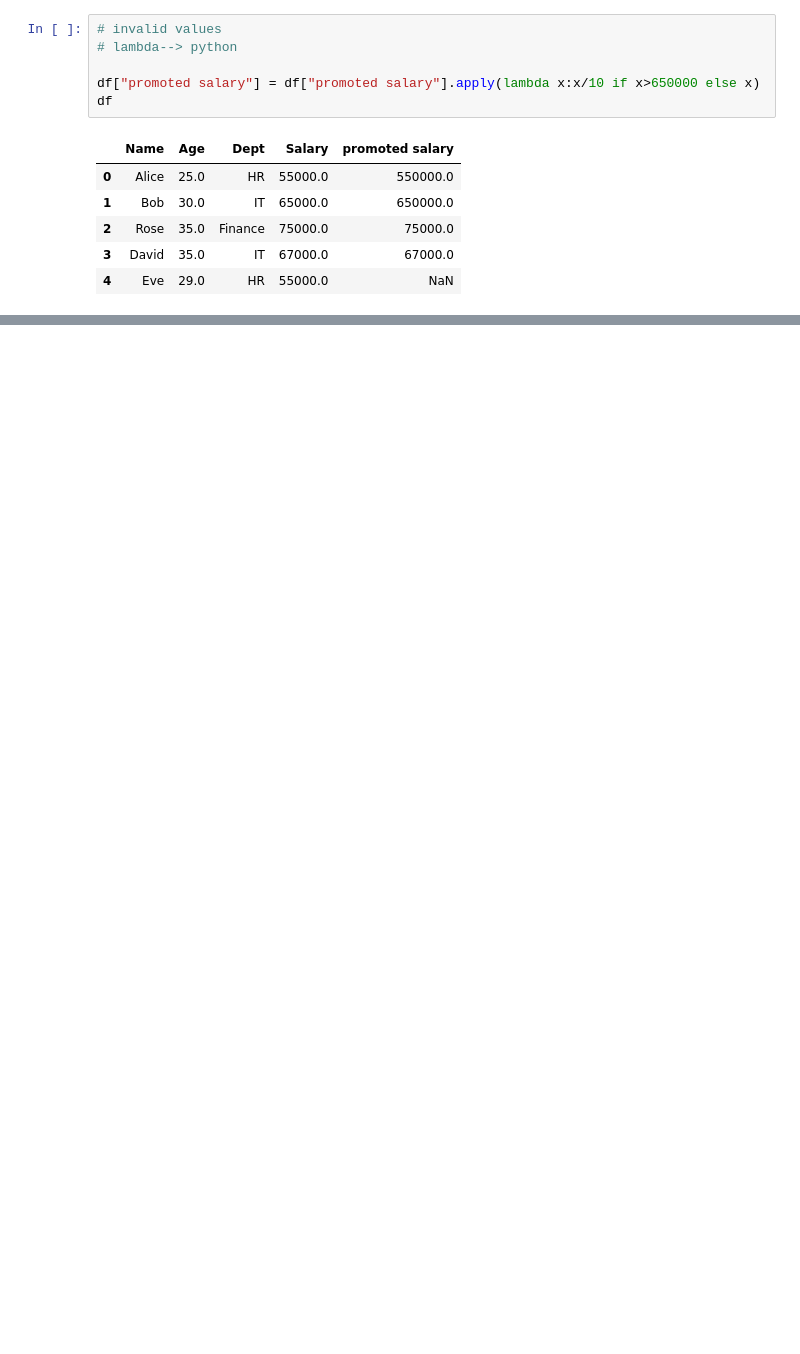
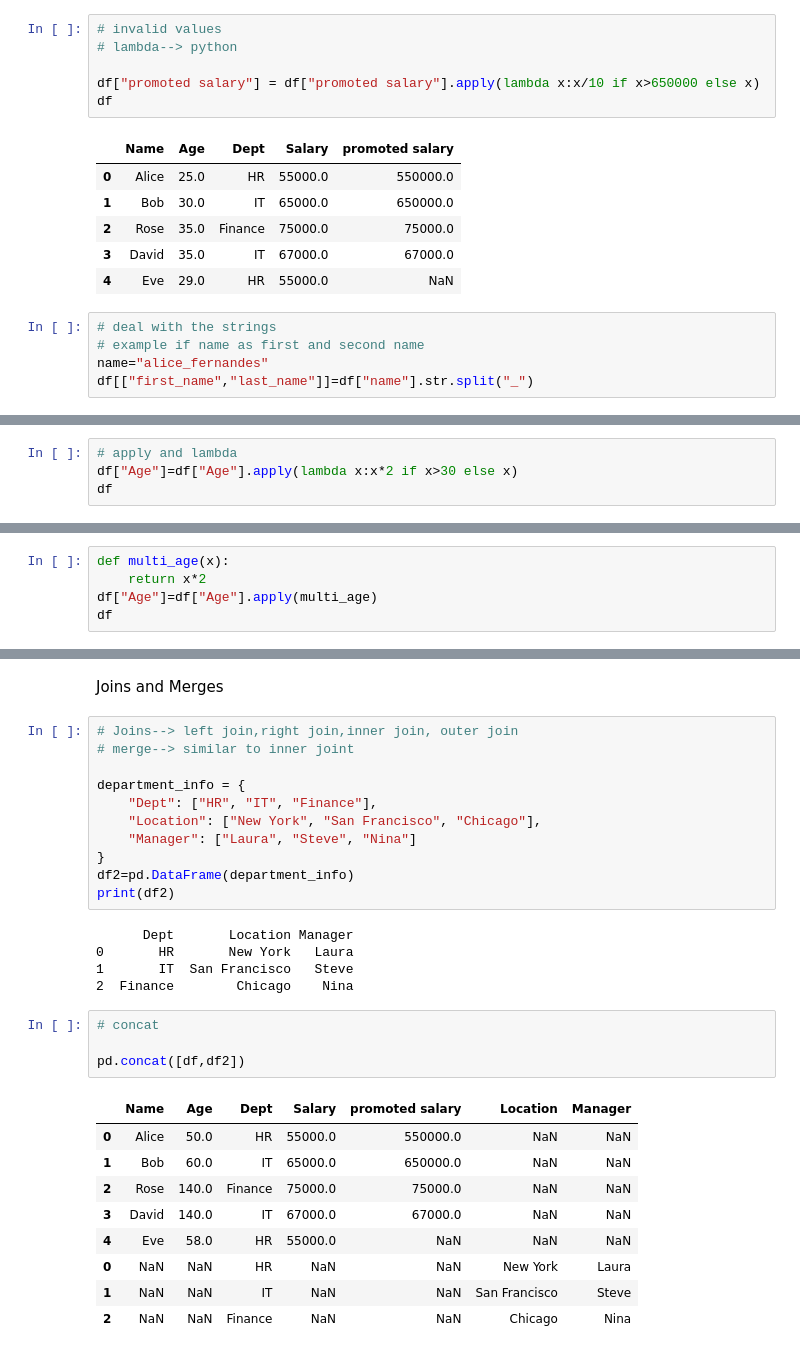
Before and after one commit to prakruthigowda55/Data-Science, a Jupyter notebook: Pandas/Practice_2.ipynb, the cells around one changed output, grey strips where cells are left out. Drawn from its saved outputs; the diff is of its cells as text; blank space fills up the shorter version.

Commit message:
data frames

```diff
--- a/Pandas/Practice_2.ipynb
+++ b/Pandas/Practice_2.ipynb
@@ -322,3 +316,8 @@ df
 | 2 | Rose | 35.0 | Finance | 75000.0 | 75000.0 |
 | 3 | David | 35.0 | IT | 67000.0 | 67000.0 |
 | 4 | Eve | 29.0 | HR | 55000.0 | NaN |
+# %%
+# deal with the strings
+# example if name as first and second name
+name="alice_fernandes"
+df[["first_name","last_name"]]=df["name"].str.split("_")
@@ -324,0 +326,4 @@ df
+# %%
+# apply and lambda
+df["Age"]=df["Age"].apply(lambda x:x*2 if x>30 else x)
+df
@@ -324,0 +337,5 @@ df
+# %%
+def multi_age(x):
+    return x*2
+df["Age"]=df["Age"].apply(multi_age)
+df
@@ -324,0 +349,32 @@ df
+# %% [markdown]
+Joins and Merges
+# %%
+# Joins--> left join,right join,inner join, outer join
+# merge--> similar to inner joint
+
+department_info = {
+    "Dept": ["HR", "IT", "Finance"],
+    "Location": ["New York", "San Francisco", "Chicago"],
+    "Manager": ["Laura", "Steve", "Nina"]
+}
+df2=pd.DataFrame(department_info)
+print(df2)
+# %% [output]
+      Dept       Location Manager
+0       HR       New York   Laura
+1       IT  San Francisco   Steve
+2  Finance        Chicago    Nina
+# %%
+# concat
+
+pd.concat([df,df2])
+# %% [output]
+|  | Name | Age | Dept | Salary | promoted salary | Location | Manager |
+| 0 | Alice | 50.0 | HR | 55000.0 | 550000.0 | NaN | NaN |
+| 1 | Bob | 60.0 | IT | 65000.0 | 650000.0 | NaN | NaN |
+| 2 | Rose | 140.0 | Finance | 75000.0 | 75000.0 | NaN | NaN |
+| 3 | David | 140.0 | IT | 67000.0 | 67000.0 | NaN | NaN |
+| 4 | Eve | 58.0 | HR | 55000.0 | NaN | NaN | NaN |
+| 0 | NaN | NaN | HR | NaN | NaN | New York | Laura |
+| 1 | NaN | NaN | IT | NaN | NaN | San Francisco | Steve |
+| 2 | NaN | NaN | Finance | NaN | NaN | Chicago | Nina |
```
Also changed, not shown: parts of 11 cells of this notebook.
